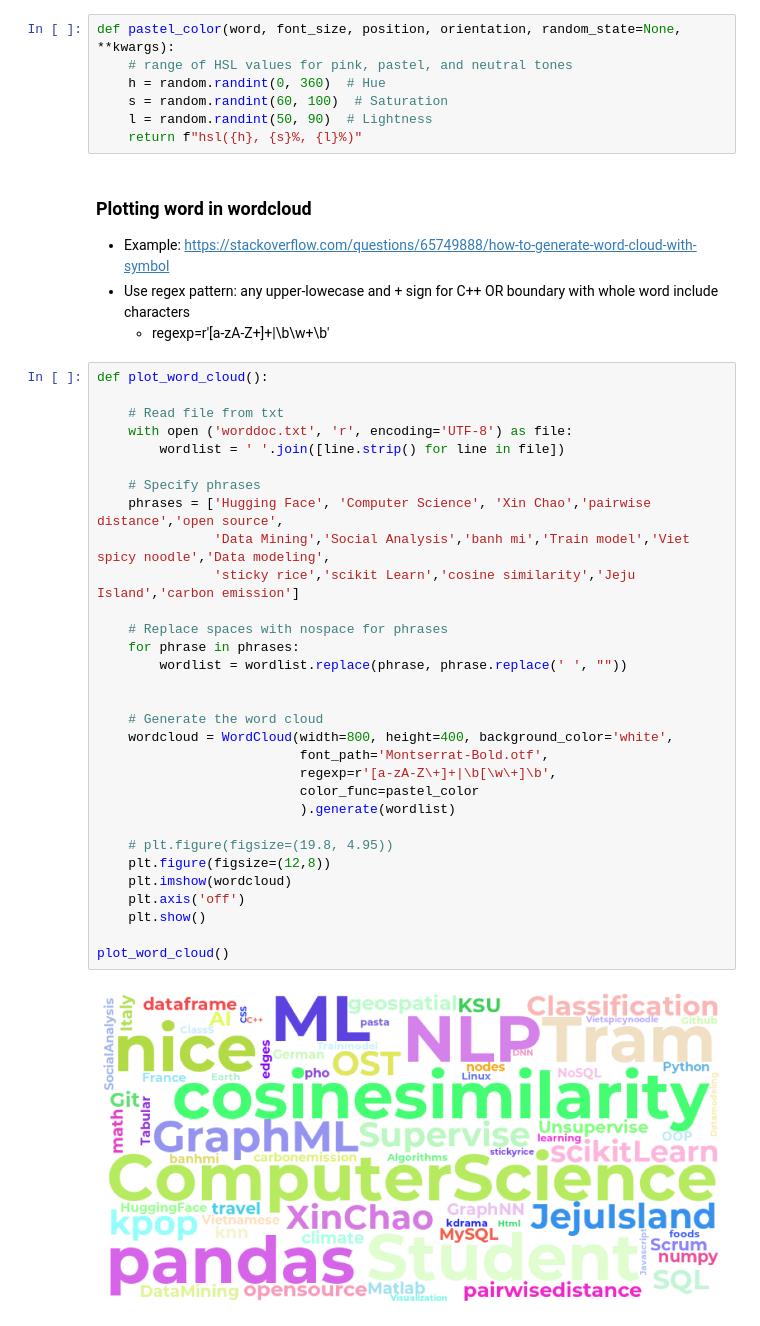
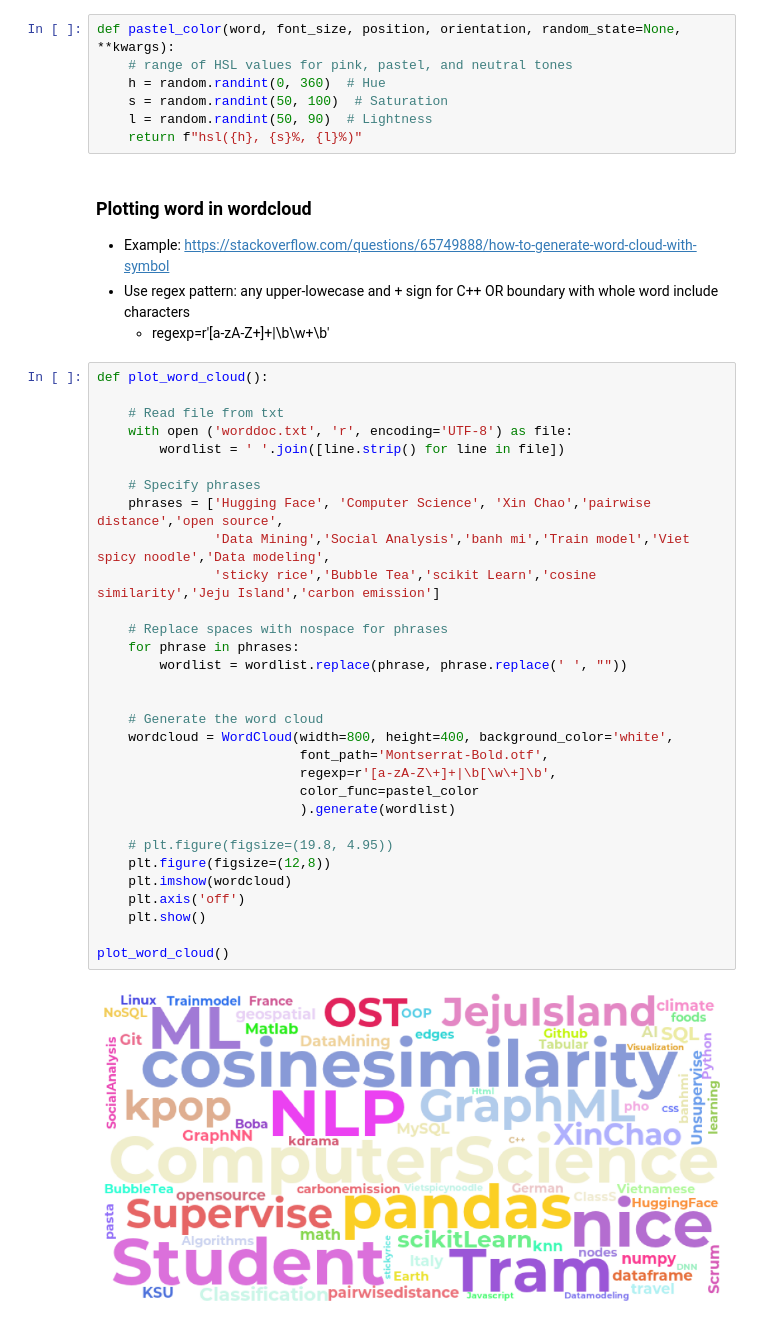
Before and after one commit to justramle/justramle, a Jupyter notebook: wordcloud_gen/generator.ipynb, the cells around one changed output. Cells and saved outputs as stored; diff of their text form.

```diff
--- a/wordcloud_gen/generator.ipynb
+++ b/wordcloud_gen/generator.ipynb
@@ -8,7 +8,7 @@ import random
 def pastel_color(word, font_size, position, orientation, random_state=None, **kwargs):
     # range of HSL values for pink, pastel, and neutral tones
     h = random.randint(0, 360)  # Hue
-    s = random.randint(60, 100)  # Saturation
+    s = random.randint(50, 100)  # Saturation
     l = random.randint(50, 90)  # Lightness
     return f"hsl({h}, {s}%, {l}%)"
 # %% [markdown]
@@ -20,32 +20,32 @@ def pastel_color(word, font_size, position, orientation, random_state=None, **kw
 def plot_word_cloud():
 
     # Read file from txt
     with open ('worddoc.txt', 'r', encoding='UTF-8') as file:
         wordlist = ' '.join([line.strip() for line in file])
 
     # Specify phrases
     phrases = ['Hugging Face', 'Computer Science', 'Xin Chao','pairwise distance','open source',
                'Data Mining','Social Analysis','banh mi','Train model','Viet spicy noodle','Data modeling',
-               'sticky rice','scikit Learn','cosine similarity','Jeju Island','carbon emission']
+               'sticky rice','Bubble Tea','scikit Learn','cosine similarity','Jeju Island','carbon emission']
 
     # Replace spaces with nospace for phrases
     for phrase in phrases:
         wordlist = wordlist.replace(phrase, phrase.replace(' ', ""))
 
 
     # Generate the word cloud
     wordcloud = WordCloud(width=800, height=400, background_color='white',
                           font_path='Montserrat-Bold.otf',
                           regexp=r'[a-zA-Z\+]+|\b[\w\+]\b',
                           color_func=pastel_color
                           ).generate(wordlist)
 
     # plt.figure(figsize=(19.8, 4.95))
     plt.figure(figsize=(12,8))
     plt.imshow(wordcloud)
     plt.axis('off')
     plt.show()
 
 plot_word_cloud()
 # %% [output]
-[figure, old version]
+[figure, new version]
```
Also changed, not shown: 1 other file.
